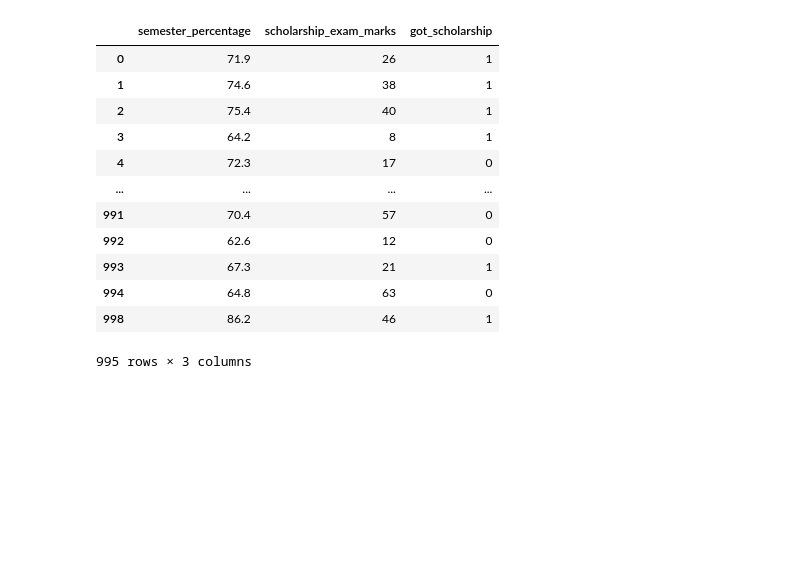
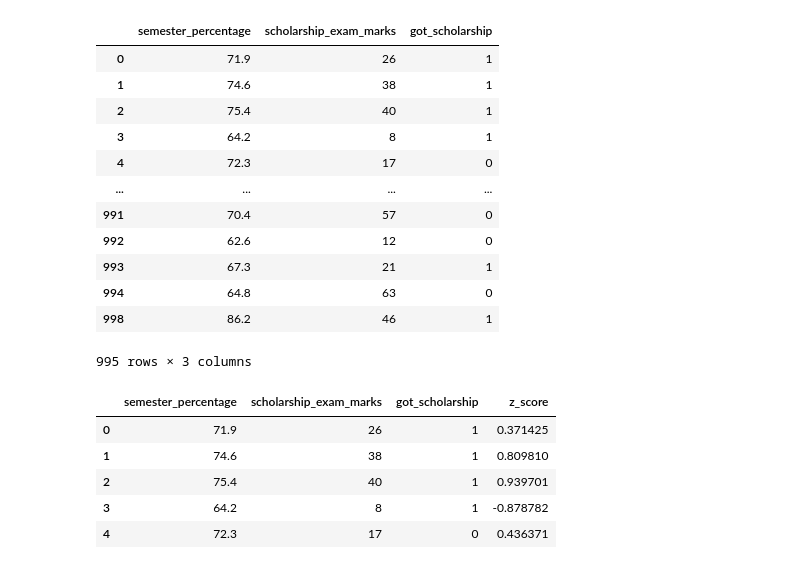
Before and after one commit to Bikash61/Daily-task, a Jupyter notebook: 04 OUTLIERS/outliers using Z-score.ipynb, the cells around one changed output. Cells and saved outputs as stored; diff of their text form; code cells hidden in the pictures; blank space fills up the shorter version.

```diff
--- a/04 OUTLIERS/outliers.ipynb
+++ b/04 OUTLIERS/outliers using Z-score.ipynb
@@ -95,0 +98,9 @@ df[(df['semester_percentage']>lower_value ) & (df['semester_percentage'] <upper_
+# %%
+df.head()
+# %% [output]
+|  | semester_percentage | scholarship_exam_marks | got_scholarship | z_score |
+| 0 | 71.9 | 26 | 1 | 0.371425 |
+| 1 | 74.6 | 38 | 1 | 0.809810 |
+| 2 | 75.4 | 40 | 1 | 0.939701 |
+| 3 | 64.2 | 8 | 1 | -0.878782 |
+| 4 | 72.3 | 17 | 0 | 0.436371 |
```
Also changed, not shown: parts of 7 cells of this notebook.
